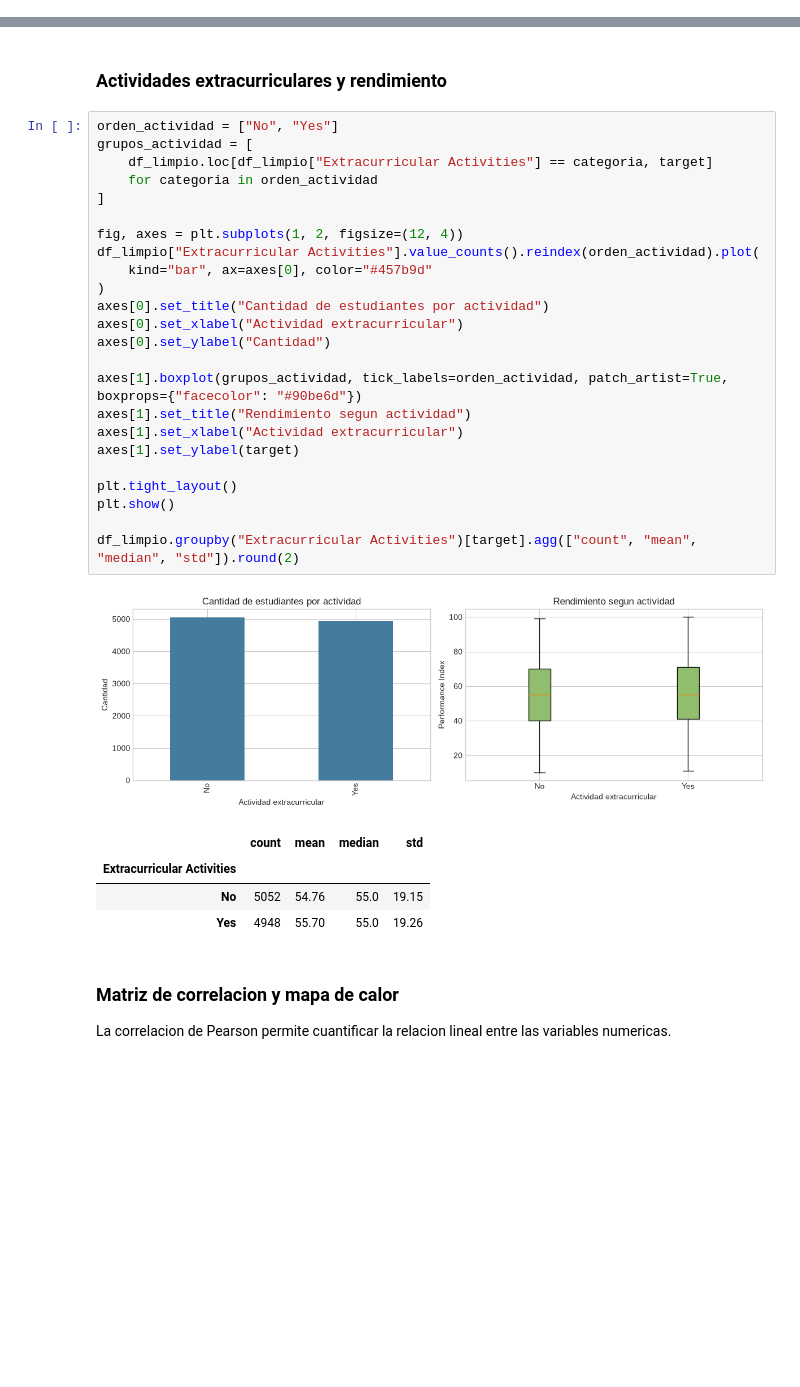
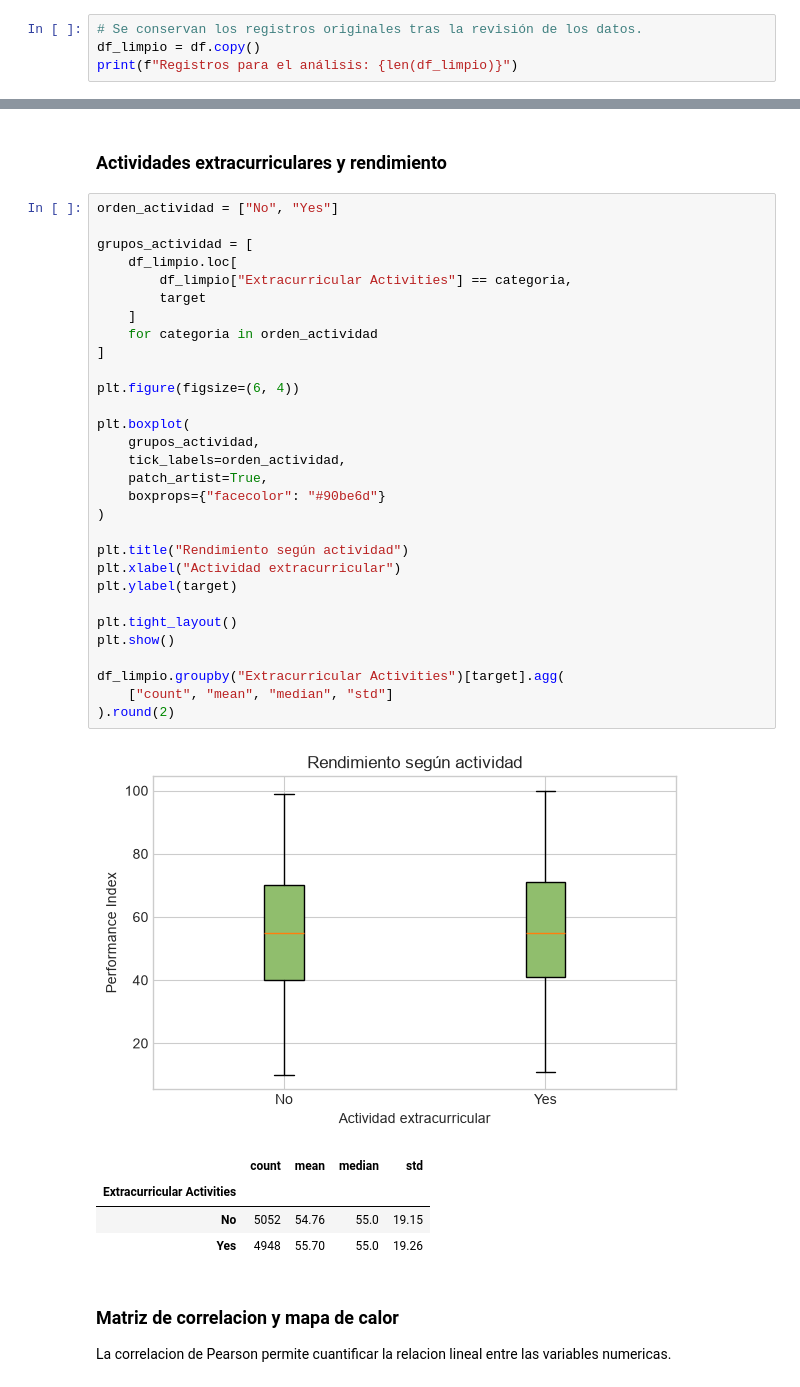
Before and after one commit to danielpulido01/RegresionLineal, a Jupyter notebook: main.ipynb, the cells around one changed output, grey strips where cells are left out. Drawn from its saved outputs; the diff is of its cells as text; blank space fills up the shorter version.

```diff
--- a/main.ipynb
+++ b/main.ipynb
@@ -147,3 +140,7 @@ mínimos observados son 1 en `Hours Studied`, 40 en `Previous Scores`, 4 en
 Se conservan los registros para el análisis posterior. Esta comprobación
 valida el límite inferior de 0; no establece máximos permitidos por variable.
 Si se cambia el dataset, se deben revisar de nuevo ambas tablas.
+# %%
+# Se conservan los registros originales tras la revisión de los datos.
+df_limpio = df.copy()
+print(f"Registros para el análisis: {len(df_limpio)}")
@@ -165,30 +164,36 @@ plt.show()
 ### Actividades extracurriculares y rendimiento
 # %%
 orden_actividad = ["No", "Yes"]
+
 grupos_actividad = [
-    df_limpio.loc[df_limpio["Extracurricular Activities"] == categoria, target]
+    df_limpio.loc[
+        df_limpio["Extracurricular Activities"] == categoria,
+        target
+    ]
     for categoria in orden_actividad
 ]
 
-fig, axes = plt.subplots(1, 2, figsize=(12, 4))
-df_limpio["Extracurricular Activities"].value_counts().reindex(orden_actividad).plot(
-    kind="bar", ax=axes[0], color="#457b9d"
+plt.figure(figsize=(6, 4))
+
+plt.boxplot(
+    grupos_actividad,
+    tick_labels=orden_actividad,
+    patch_artist=True,
+    boxprops={"facecolor": "#90be6d"}
 )
-axes[0].set_title("Cantidad de estudiantes por actividad")
-axes[0].set_xlabel("Actividad extracurricular")
-axes[0].set_ylabel("Cantidad")
 
-axes[1].boxplot(grupos_actividad, tick_labels=orden_actividad, patch_artist=True, boxprops={"facecolor": "#90be6d"})
-axes[1].set_title("Rendimiento segun actividad")
-axes[1].set_xlabel("Actividad extracurricular")
-axes[1].set_ylabel(target)
+plt.title("Rendimiento según actividad")
+plt.xlabel("Actividad extracurricular")
+plt.ylabel(target)
 
 plt.tight_layout()
 plt.show()
 
-df_limpio.groupby("Extracurricular Activities")[target].agg(["count", "mean", "median", "std"]).round(2)
+df_limpio.groupby("Extracurricular Activities")[target].agg(
+    ["count", "mean", "median", "std"]
+).round(2)
 # %% [output]
-[figure, old version]
+[figure, new version]
 |  | count | mean | median | std |
 | Extracurricular Activities |  |  |  |  |
 | No | 5052 | 54.76 | 55.0 | 19.15 |
```
Also changed, not shown: parts of 2 cells of this notebook.
